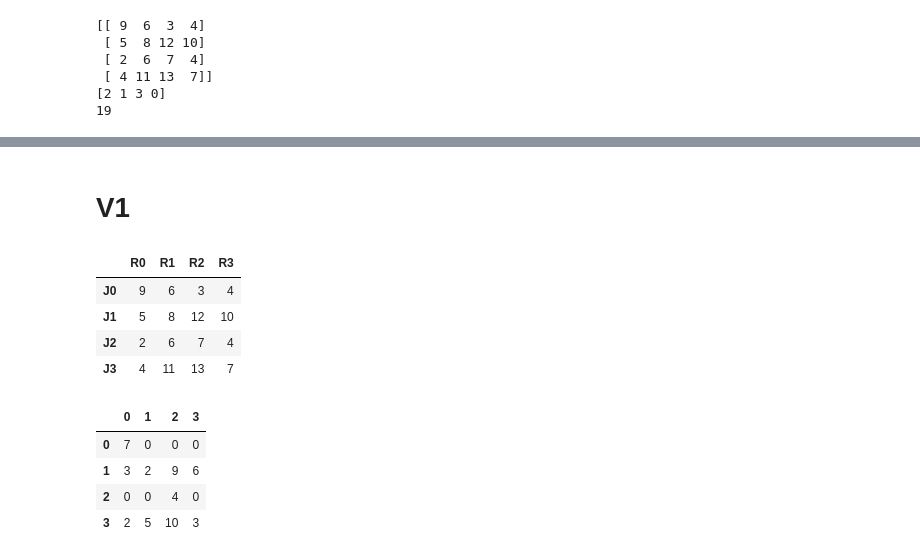
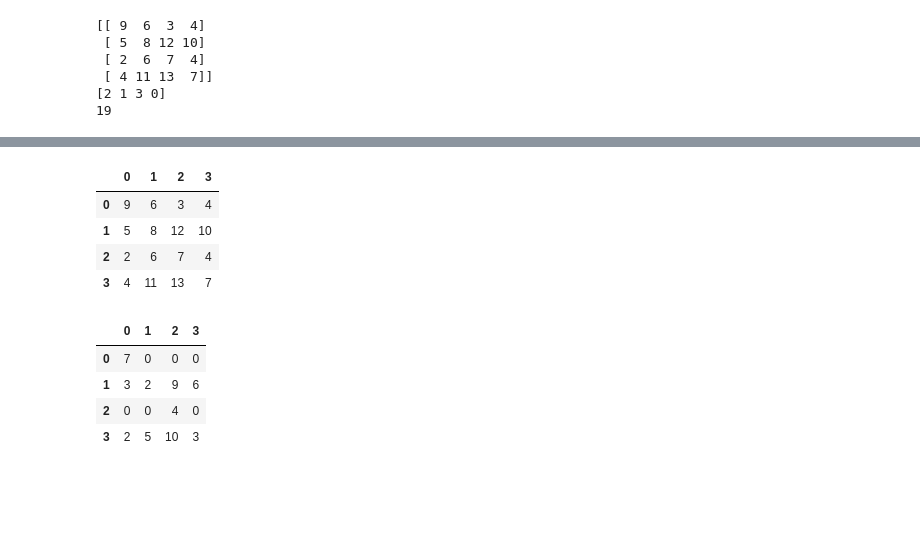
Before and after one commit to Junhyuck123/Production-control, a Jupyter notebook: Final_Project.ipynb, the cells around one changed output, grey strips where cells are left out. Drawn from its saved outputs; the diff is of its cells as text; code cells hidden in the pictures; blank space fills up the shorter version.

```diff
--- a/Final_Project.ipynb
+++ b/Final_Project.ipynb
@@ -34,5 +27,3 @@ Requirement already satisfied: pulp in /usr/local/lib/python3.7/dist-packages (2
-# %% [markdown]
-# V1
 # %%
 #n = int(input())
 n =4
@@ -49,15 +30,15 @@ for i in range(n):
 # %%
 # c = np.random.randint(1, 15, size = (n, n))
-# cost = pd.DataFrame(c, index = job, columns = resource)
+# cost = pd.DataFrame(c)
 # cost
-cost = pd.DataFrame(c_m, index = job, columns = resource)
+cost = pd.DataFrame(c_m)
 cost
 # %% [output]
-|  | R0 | R1 | R2 | R3 |
-| J0 | 9 | 6 | 3 | 4 |
-| J1 | 5 | 8 | 12 | 10 |
-| J2 | 2 | 6 | 7 | 4 |
-| J3 | 4 | 11 | 13 | 7 |
+|  | 0 | 1 | 2 | 3 |
+| 0 | 9 | 6 | 3 | 4 |
+| 1 | 5 | 8 | 12 | 10 |
+| 2 | 2 | 6 | 7 | 4 |
+| 3 | 4 | 11 | 13 | 7 |
 # %%
 stack_c = pd.DataFrame()
 for i in range(n):
```
Also changed, not shown: parts of 68 cells of this notebook.
